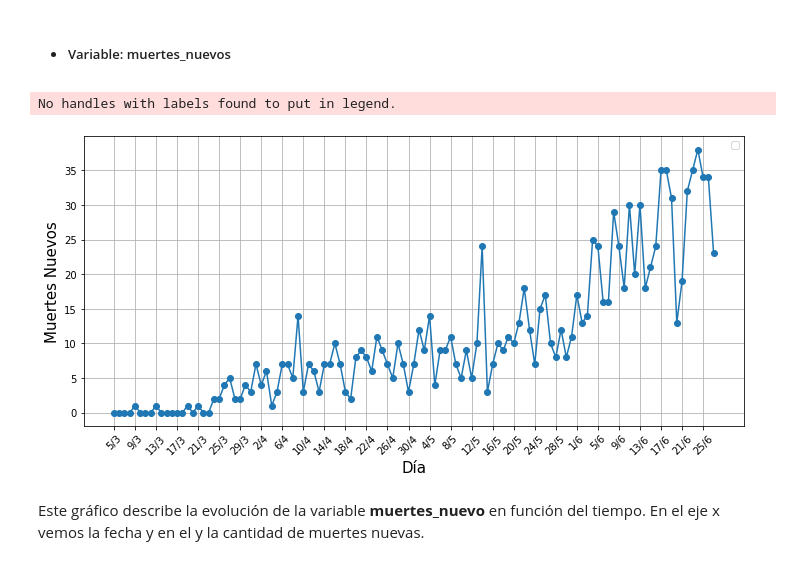
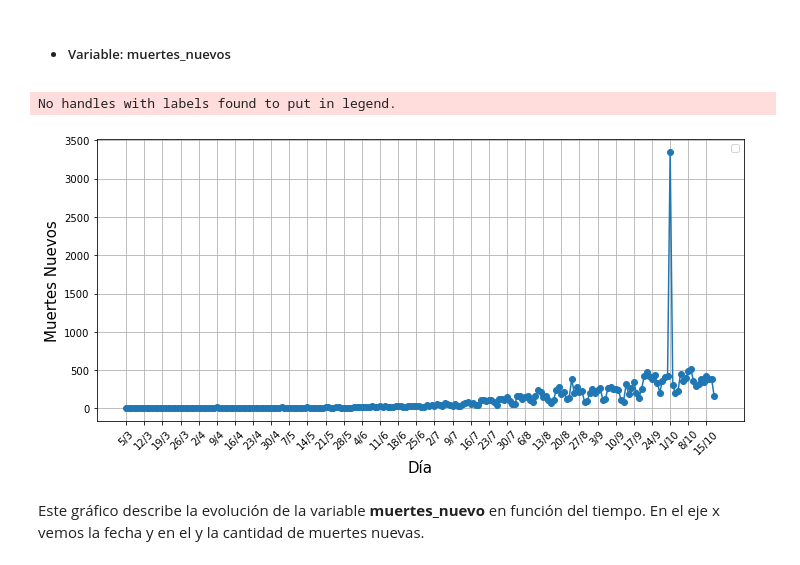
Before and after one commit to ldidone/mentoria-diplodatos, a Jupyter notebook: Practico 1/practico_1_analisis_y_visualizacion.ipynb, the cells around one changed output. Saved outputs shown, nothing was run; the diff lists cells and outputs as text; code cells hidden in the pictures.

```diff
--- a/Practico 1/practico_1_analisis_y_visualizacion.ipynb
+++ b/Practico 1/practico_1_analisis_y_visualizacion.ipynb
@@ -19,9 +19,10 @@ Puesto que el dataset se actualiza diariamente, para empezar a trabajar con el e
 
 En el mismo tenemos tres subconjuntos de datos.
 # %%
-path = 'C:/Users/lucas/Documents/DIPLODATOS/MENTORÍA/Datos-Covid19-Argentina/'
+#path = 'C:/Users/lucas/Documents/DIPLODATOS/MENTORÍA/Datos-Covid19-Argentina/'
+url = 'https://raw.githubusercontent.com/lucia15/Datos-Covid19-Argentina/master'
 # %%
-file1 = os.path.join(path, 'Argentina-covid19.csv')
+file1 = os.path.join(url, 'Argentina-covid19.csv')
 
 data1 = pd.read_csv(file1, error_bad_lines=False)
 # %%
@@ -224,17 +225,17 @@ sns.distplot(data1['casos_nuevos'],kde=False, bins=50, label='Nuevos casos diari
 sns.distplot(data1['muertes_nuevos'],kde=False, bins=38, label='Muertes diarias', color='green', ax=axs[0,1])
 
 for ax in axs[0]:
-    ax.title.set_fontsize(20)
-    ax.tick_params(axis="x", labelsize=16)
-    ax.tick_params(axis="y", labelsize=16)
-axs[0,0].set_xlabel('Nuevos casos diarios', fontsize = 20)
-axs[0,1].set_xlabel('Muertes diarias', fontsize = 20)
+    ax.title.set_fontsize(30)
+    ax.tick_params(axis="x", labelsize=24)
+    ax.tick_params(axis="y", labelsize=24)
+axs[0,0].set_xlabel('Nuevos casos diarios', fontsize = 30)
+axs[0,1].set_xlabel('Muertes diarias', fontsize = 30)
 
 data1.boxplot(column='casos_nuevos', ax=axs[1,0])
 data1.boxplot(column='muertes_nuevos', ax=axs[1,1])
 
 for ax in axs[1]:
     ax.title.set_fontsize(20)
-    ax.tick_params(axis="x", labelsize=16)
-    ax.tick_params(axis="y", labelsize=16)
+    ax.tick_params(axis="x", labelsize=24)
+    ax.tick_params(axis="y", labelsize=24)
 # %% [output]
@@ -365,8 +377,8 @@ def time_plot(x, y, title, ylabel, y2=None, label1='', label2='', filename=None)
     ax.set_xlabel('Día', fontsize=15)
     ax.set_ylabel(ylabel, fontsize=15)
 
-    ax.set_xticks(x[::4])
-    ax.set_xticklabels(x[::4])
+    ax.set_xticks(x[::7])
+    ax.set_xticklabels(x[::7])
 
     plt.setp(ax.xaxis.get_majorticklabels(), rotation=45)
     plt.legend(loc='best')
@@ -407,10 +419,10 @@ Este gráfico describe la evolución de la variable **casos_total** en función
 # %%
 muertes_nuevos = data1['muertes_nuevos']
 # %%
-time_plot(fechas, muertes_nuevos, title='', ylabel='Muertes Nuevos')
+time_plot(fechas, muertes_nuevos, title='', ylabel='Muertes Nuevos', filename='dataset_viejo/imagen5.png')
 # %% [output]
 No handles with labels found to put in legend.
-[figure, old version]
+[figure, new version]
 # %% [markdown]
 Este gráfico describe la evolución de la variable **muertes_nuevo** en función del tiempo. En el eje x vemos la fecha y en el y la cantidad de muertes nuevas.
 # %% [markdown]
```
Also changed, not shown: parts of 70 cells of this notebook, 4 other files.
